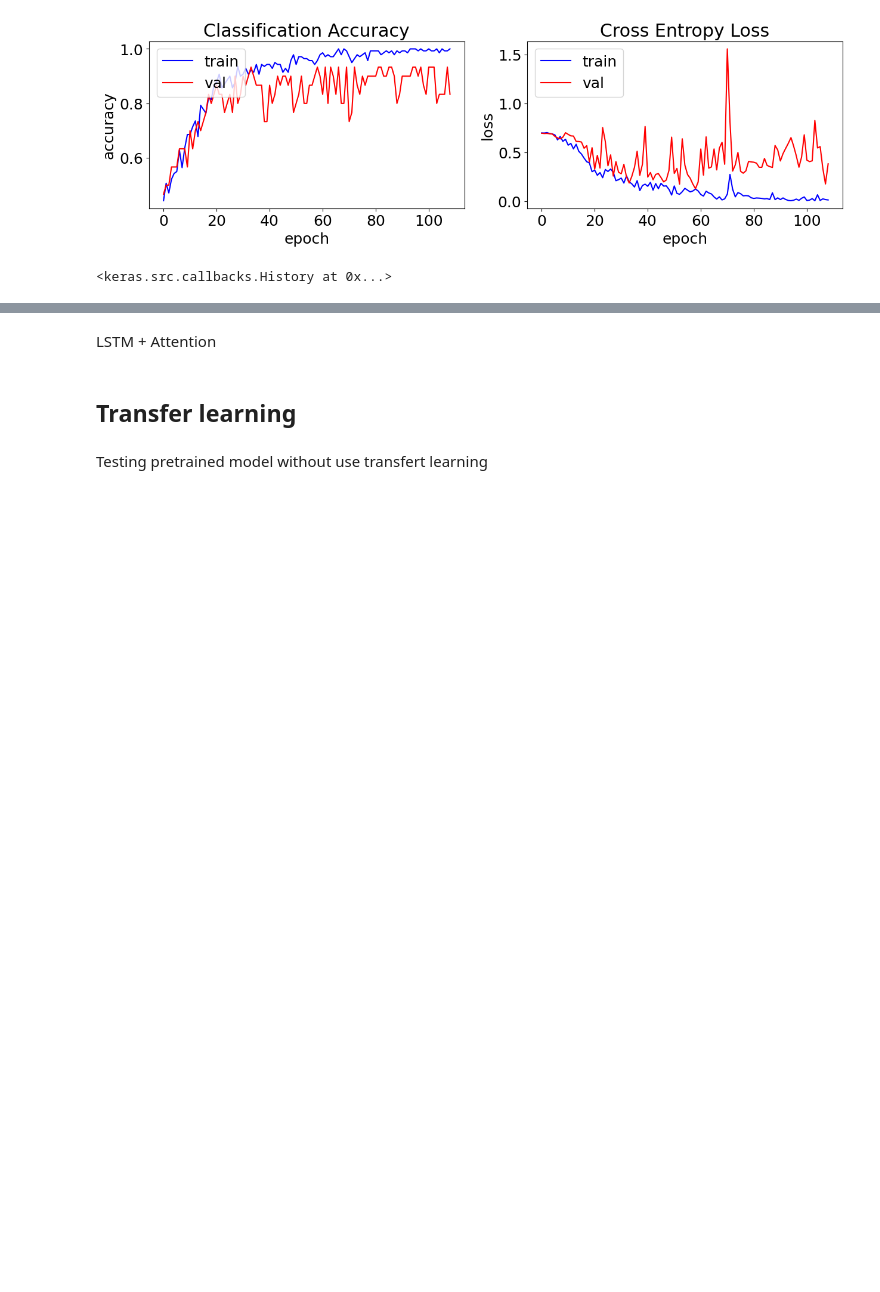
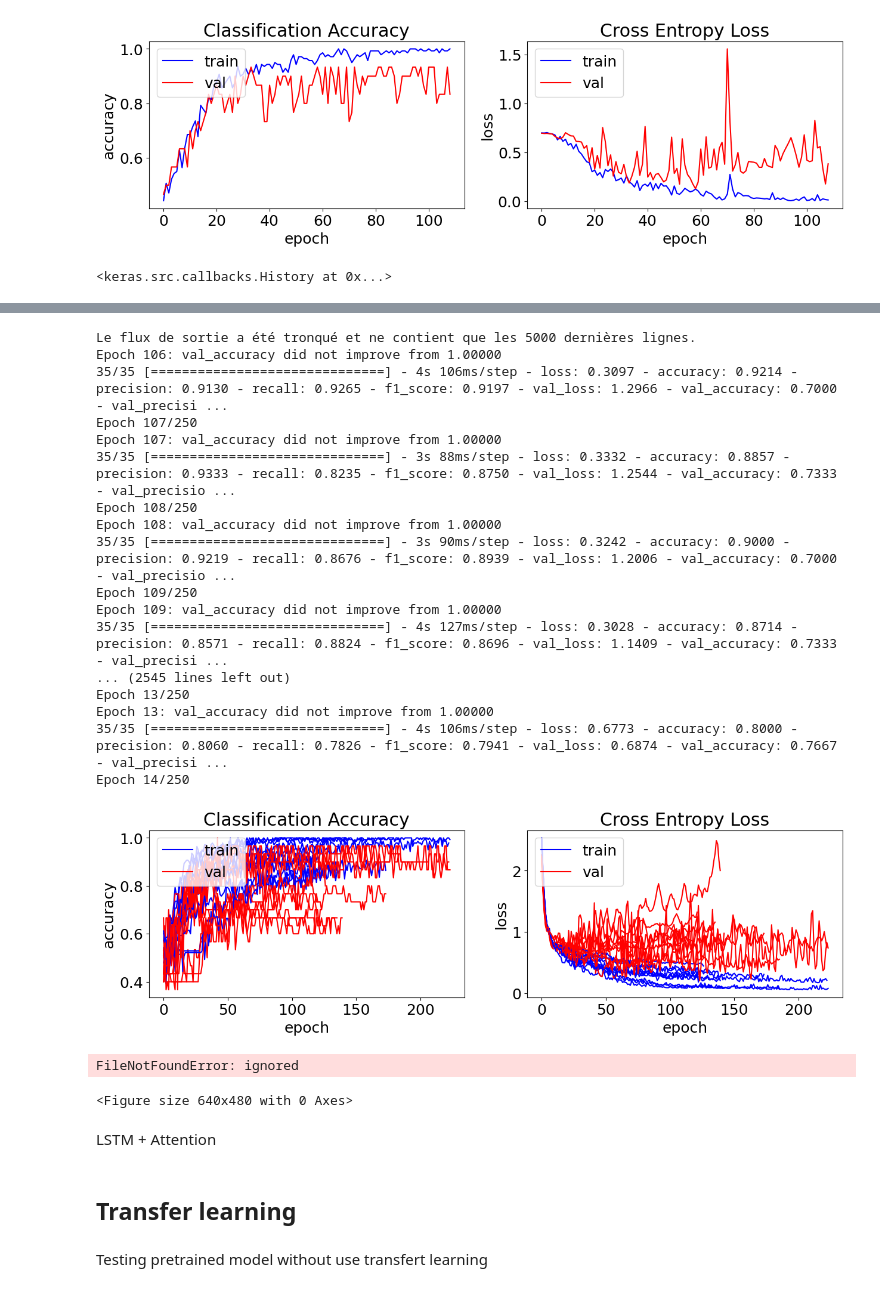
Before and after one commit to Plogeur/HAI923, a Jupyter notebook: Notebook_CNN.ipynb, the cells around one changed output, grey strips where cells are left out. Cells and saved outputs as stored; diff of their text form; code cells hidden in the pictures; blank space fills up the shorter version.

```diff
--- a/Notebook_CNN.ipynb
+++ b/Notebook_CNN.ipynb
@@ -303,10 +308,12 @@ def trainModelNumpyKfoldAugment(givenModel, modelName=None) :
       lower_bound = mean_accuracy - margin_of_error
       upper_bound = mean_accuracy + margin_of_error
 
+      med_accuracy = mediane(ListMetricValue)
+      diff_max_min = (np.max(ListMetricValue) - np.min(ListMetricValue))/2
+
       # Print the results
-      print(f"Test {metric}: {mean_accuracy:.3f} ± {margin_of_error:.3f} (95% CI: {lower_bound:.3f}, {upper_bound:.3f})")
-
-    return histories, scores
+      print(f"Test {metric} mean ± margin : {mean_accuracy:.3f} ± {margin_of_error:.3f} (95% CI: {lower_bound:.3f}, {upper_bound:.3f})")
+      print(f"Test {metric} mediane ± (max-min)/2 : {med_accuracy:.3f} ± {diff_max_min:.3f}")
 # %% [markdown]
 # Visualisation Resultats
 # %%
@@ -458,6 +465,41 @@ def baseline() :
   model.compile(optimizer=opt, loss='binary_crossentropy', metrics=METRICS)
 
   return model
+# %%
+def baselineWithRegularization() :
+  model = Sequential()
+
+  # ---- Conv / Pool N°1
+  model.add(Conv2D(filters=64, kernel_size=3, strides=1, padding='same', activation='relu'))
+  model.add(Conv2D(filters=64, kernel_size=3, strides=1, padding='same', activation='relu'))
+  model.add(MaxPooling2D(pool_size=(2, 2), strides=2))
+
+  # ---- Conv / Pool N°2
+  model.add(Conv2D(filters=32, kernel_size=3, strides=1, padding='same', activation='relu'))
+  model.add(Conv2D(filters=32, kernel_size=3, strides=1, padding='same', activation='relu'))
+  model.add(MaxPooling2D(pool_size=(2, 2), strides=2))
+
+  # ---- Conv / Pool N°3
+  model.add(Conv2D(filters=16, kernel_size=3, strides=1, padding='same', activation='relu'))
+  model.add(Conv2D(filters=16, kernel_size=3, strides=1, padding='same', activation='relu'))
+  model.add(MaxPooling2D(pool_size=(2, 2), strides=2))
+
+  # Flattening
+  model.add(Flatten())
+  model.add(Dropout(0.3))
+  model.add(Dense(128, activation='relu', kernel_regularizer=L1L2(1e-4)))  # Add L1L2 regularization
+  model.add(Dropout(0.3))
+  model.add(Dense(64, activation='relu', kernel_regularizer=L1L2(1e-4)))  # Add L1L2 regularization
+  model.add(Dropout(0.3))
+
+  # Couche de sortie : classification => softmax sur le nombre de classe / sigmoid pour classe = 2
+  model.add(Dense(units=1, activation='sigmoid'))
+
+  # compilation du model de classification
+  opt = Lion(learning_rate=1e-04)
+  model.compile(optimizer=opt, loss='binary_crossentropy', metrics=METRICS)
+
+  return model
 # %% [markdown]
 ## Testing trained model
 # %%
@@ -962,5 +1010,28 @@ X_train, X_test, Y_train, Y_test = train_test_split(X, y, test_size=0.15, random
 # %%
 trainModelNumpyKfoldAugment(baseline)
+# %%
+trainModelNumpyKfoldAugment(baselineWithRegularization)
+# %% [output]
+Le flux de sortie a été tronqué et ne contient que les 5000 dernières lignes.
+Epoch 106: val_accuracy did not improve from 1.00000
+35/35 [==============================] - 4s 106ms/step - loss: 0.3097 - accuracy: 0.9214 - precision: 0.9130 - recall: 0.9265 - f1_score: 0.9197 - val_loss: 1.2966 - val_accuracy: 0.7000 - val_precisi ...
+Epoch 107/250
+Epoch 107: val_accuracy did not improve from 1.00000
+35/35 [==============================] - 3s 88ms/step - loss: 0.3332 - accuracy: 0.8857 - precision: 0.9333 - recall: 0.8235 - f1_score: 0.8750 - val_loss: 1.2544 - val_accuracy: 0.7333 - val_precisio ...
+Epoch 108/250
+Epoch 108: val_accuracy did not improve from 1.00000
+35/35 [==============================] - 3s 90ms/step - loss: 0.3242 - accuracy: 0.9000 - precision: 0.9219 - recall: 0.8676 - f1_score: 0.8939 - val_loss: 1.2006 - val_accuracy: 0.7000 - val_precisio ...
+Epoch 109/250
+Epoch 109: val_accuracy did not improve from 1.00000
+35/35 [==============================] - 4s 127ms/step - loss: 0.3028 - accuracy: 0.8714 - precision: 0.8571 - recall: 0.8824 - f1_score: 0.8696 - val_loss: 1.1409 - val_accuracy: 0.7333 - val_precisi ...
+... (2545 lines left out)
+Epoch 13/250
+Epoch 13: val_accuracy did not improve from 1.00000
+35/35 [==============================] - 4s 106ms/step - loss: 0.6773 - accuracy: 0.8000 - precision: 0.8060 - recall: 0.7826 - f1_score: 0.7941 - val_loss: 0.6874 - val_accuracy: 0.7667 - val_precisi ...
+Epoch 14/250
+[figure, added]
+FileNotFoundError: ignored
+<Figure size 640x480 with 0 Axes>
 # %% [markdown]
 LSTM + Attention
 # %%
```
Also changed, not shown: parts of 28 cells of this notebook.
